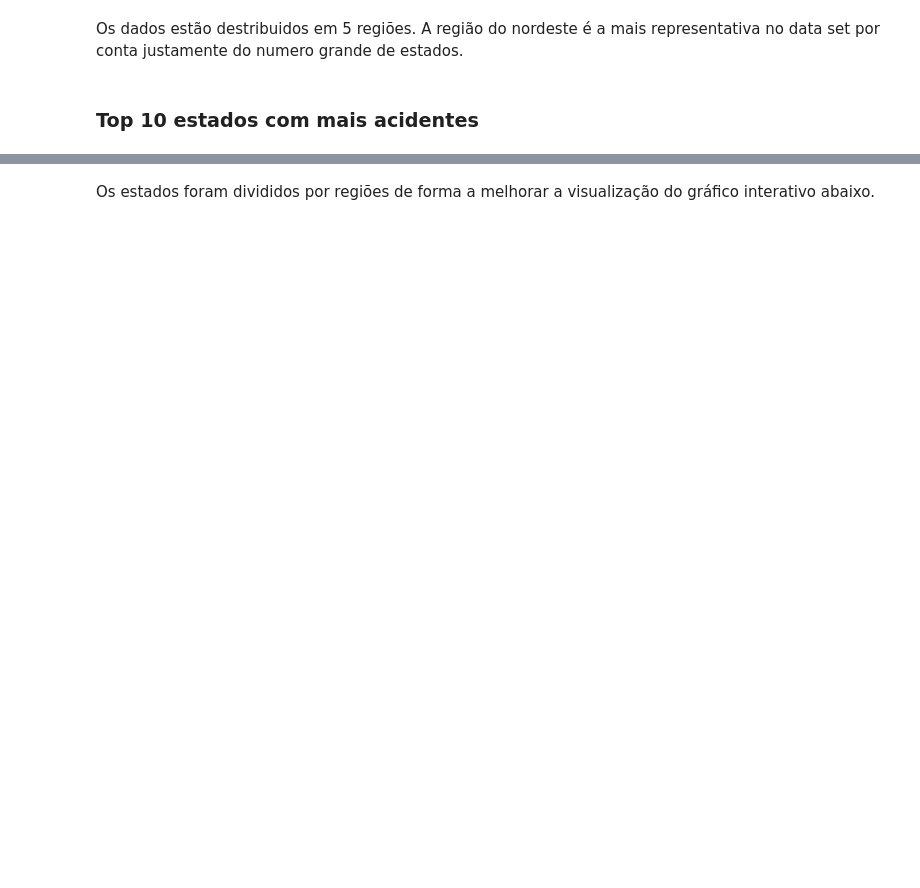
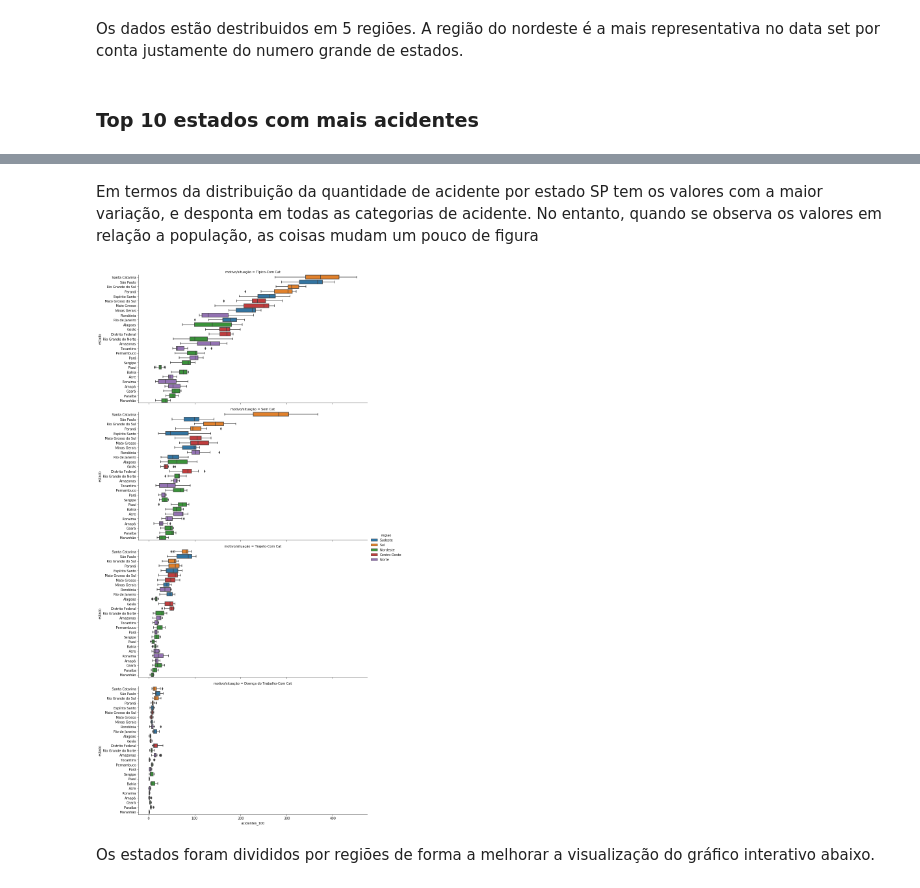
Before and after one commit to lorransr/CAT, a Jupyter notebook: Acidentes_de_Trabalho.ipynb, the cells around one changed output, grey strips where cells are left out. Cells and saved outputs as stored; diff of their text form; code cells hidden in the pictures; blank space fills up the shorter version.

```diff
--- a/Acidentes_de_Trabalho.ipynb
+++ b/Acidentes_de_Trabalho.ipynb
@@ -329,3 +413,19 @@ m.set_title("Média da quantidade de Acidentes de Trabalho por estado");
+# %% [markdown]
+Em termos da distribuição da quantidade de acidente por estado SP tem os valores com a maior variação, e desponta em todas as categorias de acidente. No entanto, quando se observa os valores em relação a população, as coisas mudam um pouco de figura
+# %%
+
+g = sns.catplot(x="acidentes_100",
+                y="estado",
+                kind = "box",
+                row="motivo/situação",
+                height = 6,
+                aspect = 2,
+                hue = "regiao",
+                hue_order = ["Sudeste","Sul","Nordeste","Centro-Oeste","Norte"],
+                dodge = False,
+                data=df_uf.sort_values("acidentes_100",ascending=False))
+# %% [output]
+[figure, added]
 # %% [markdown]
 Os estados foram divididos por regiões de forma a melhorar a visualização do gráfico interativo abaixo.
 # %%
```
Also changed, not shown: parts of 58 cells of this notebook.
